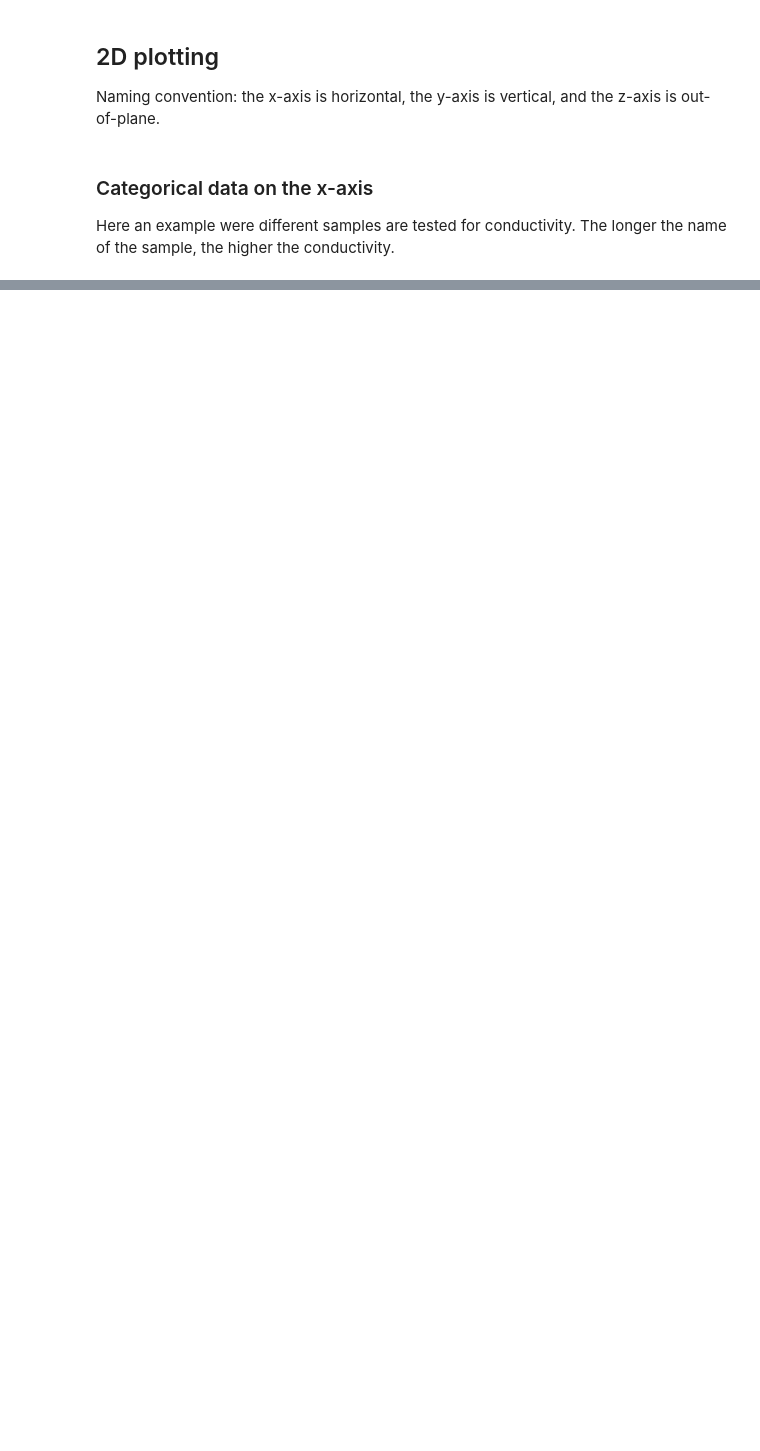
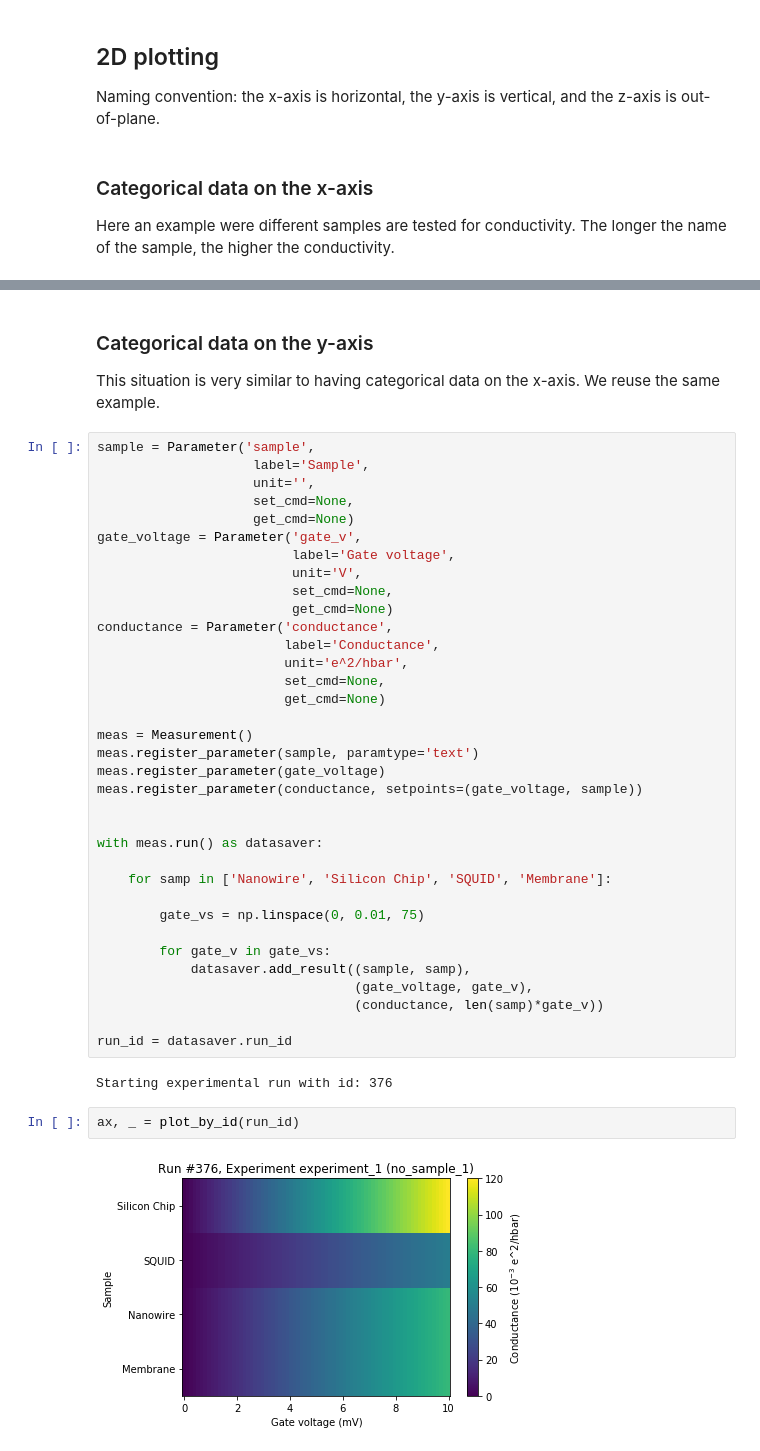
Before and after one commit to aa8919aa3/Qcodes, a Jupyter notebook: docs/examples/DataSet/Offline plotting with categorical data.ipynb, the cells around one changed output, grey strips where cells are left out. Drawn from its saved outputs; the diff is of its cells as text; blank space fills up the shorter version.

```diff
--- a/docs/examples/DataSet/Offline plotting with categorical data.ipynb
+++ b/docs/examples/DataSet/Offline plotting with categorical data.ipynb
@@ -209,0 +209,45 @@ TypeError: Dimensions of C (75, 4) are incompatible with X (1200) and/or Y (76);
+# %% [markdown]
+### Categorical data on the y-axis
+
+This situation is very similar to having categorical data on the x-axis. We reuse the same example.
+# %%
+sample = Parameter('sample',
+                    label='Sample',
+                    unit='',
+                    set_cmd=None,
+                    get_cmd=None)
+gate_voltage = Parameter('gate_v',
+                         label='Gate voltage',
+                         unit='V',
+                         set_cmd=None,
+                         get_cmd=None)
+conductance = Parameter('conductance',
+                        label='Conductance',
+                        unit='e^2/hbar',
+                        set_cmd=None,
+                        get_cmd=None)
+
+meas = Measurement()
+meas.register_parameter(sample, paramtype='text')
+meas.register_parameter(gate_voltage)
+meas.register_parameter(conductance, setpoints=(gate_voltage, sample))
+
+
+with meas.run() as datasaver:
+
+    for samp in ['Nanowire', 'Silicon Chip', 'SQUID', 'Membrane']:
+
+        gate_vs = np.linspace(0, 0.01, 75)
+
+        for gate_v in gate_vs:
+            datasaver.add_result((sample, samp),
+                                 (gate_voltage, gate_v),
+                                 (conductance, len(samp)*gate_v))
+
+run_id = datasaver.run_id
+# %% [output]
+Starting experimental run with id: 376
+# %%
+ax, _ = plot_by_id(run_id)
+# %% [output]
+[figure, added]
```
Also changed, not shown: parts of 14 cells of this notebook, 2 other files.
